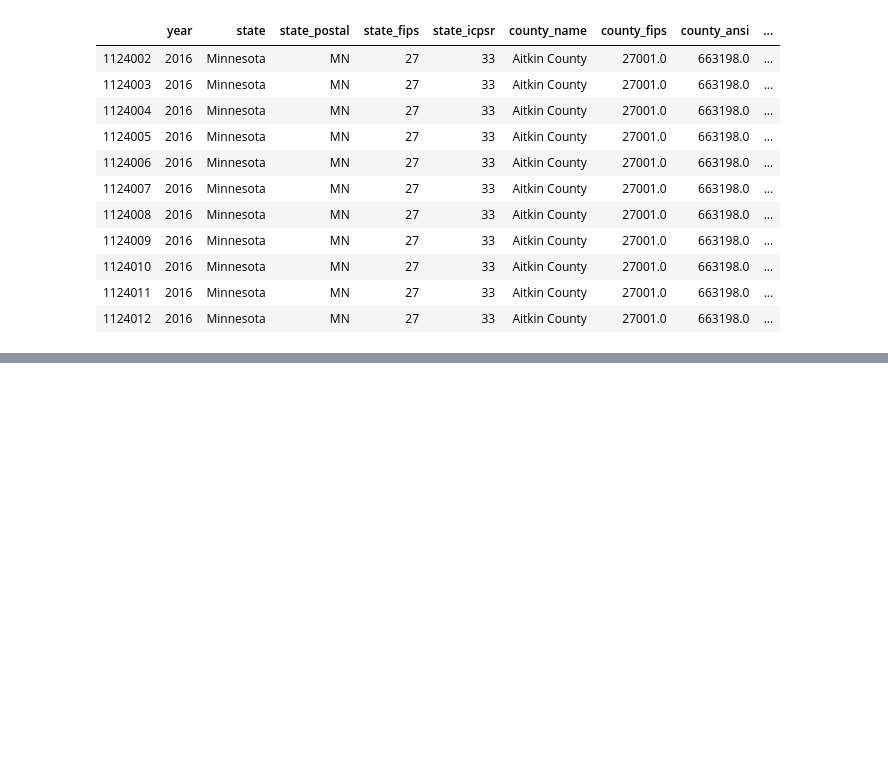
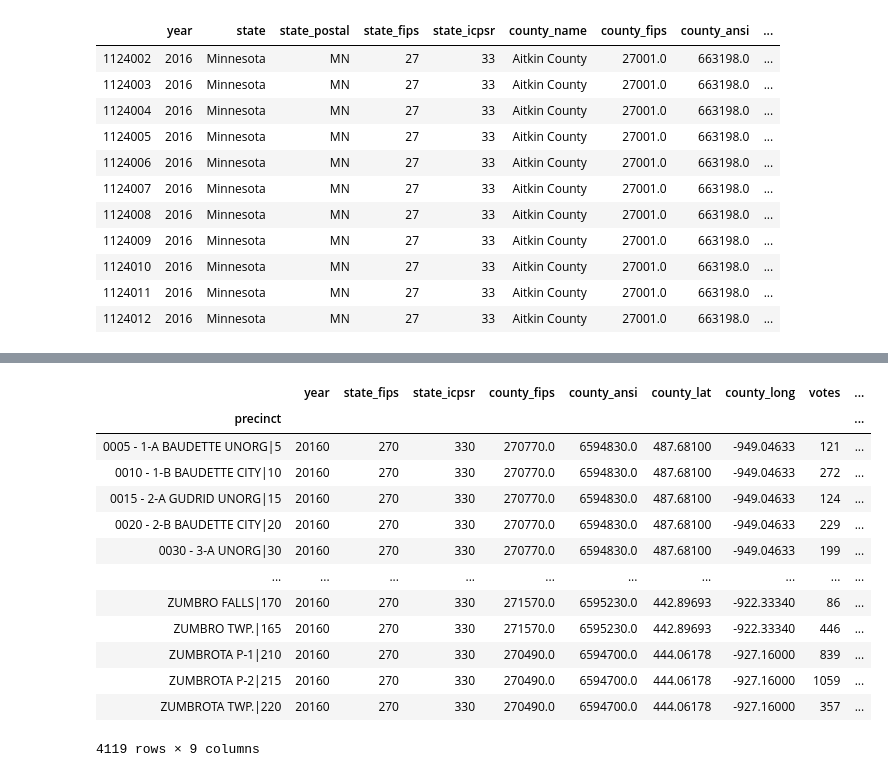
Before and after one commit to VallieTracy/Pres-Election-Partisan-Breakdown, a Jupyter notebook: precincts_main.ipynb, the cells around one changed output, grey strips where cells are left out. Drawn from its saved outputs; the diff is of its cells as text; code cells hidden in the pictures; blank space fills up the shorter version.

Commit message:
have merged dataframe, next work on geopandas

```diff
--- a/precincts_main.ipynb
+++ b/precincts_main.ipynb
@@ -58,3 +58,9 @@ mn_df.head(11)
 | 1124010 | 2016 | Minnesota | MN | 27 | 33 | Aitkin County | 27001.0 | 663198.0 | ... |
 | 1124011 | 2016 | Minnesota | MN | 27 | 33 | Aitkin County | 27001.0 | 663198.0 | ... |
 | 1124012 | 2016 | Minnesota | MN | 27 | 33 | Aitkin County | 27001.0 | 663198.0 | ... |
+# %%
+mn_df['total_votes'] = 0
+mn_df = mn_df[['year', 'state', 'state_postal', 'state_fips', 'state_icpsr', 'county_name',
+               'county_fips', 'county_ansi', 'county_lat', 'county_long', 'jurisdiction',
+               'precinct', 'candidate_normalized', 'mode', 'votes', 'total_votes', 'candidate_fec']]
+mn_df.head()
@@ -60,0 +74,18 @@ mn_df.head(11)
+# %%
+mn_groupby = mn_df.groupby(['precinct']).sum()
+mn_groupby
+# %% [output]
+|  | year | state_fips | state_icpsr | county_fips | county_ansi | county_lat | county_long | votes | ... |
+| precinct |  |  |  |  |  |  |  |  | ... |
+| 0005 - 1-A BAUDETTE UNORG|5 | 20160 | 270 | 330 | 270770.0 | 6594830.0 | 487.68100 | -949.04633 | 121 | ... |
+| 0010 - 1-B BAUDETTE CITY|10 | 20160 | 270 | 330 | 270770.0 | 6594830.0 | 487.68100 | -949.04633 | 272 | ... |
+| 0015 - 2-A GUDRID UNORG|15 | 20160 | 270 | 330 | 270770.0 | 6594830.0 | 487.68100 | -949.04633 | 124 | ... |
+| 0020 - 2-B BAUDETTE CITY|20 | 20160 | 270 | 330 | 270770.0 | 6594830.0 | 487.68100 | -949.04633 | 229 | ... |
+| 0030 - 3-A UNORG|30 | 20160 | 270 | 330 | 270770.0 | 6594830.0 | 487.68100 | -949.04633 | 199 | ... |
+| ... | ... | ... | ... | ... | ... | ... | ... | ... | ... |
+| ZUMBRO FALLS|170 | 20160 | 270 | 330 | 271570.0 | 6595230.0 | 442.89693 | -922.33340 | 86 | ... |
+| ZUMBRO TWP.|165 | 20160 | 270 | 330 | 271570.0 | 6595230.0 | 442.89693 | -922.33340 | 446 | ... |
+| ZUMBROTA P-1|210 | 20160 | 270 | 330 | 270490.0 | 6594700.0 | 444.06178 | -927.16000 | 839 | ... |
+| ZUMBROTA P-2|215 | 20160 | 270 | 330 | 270490.0 | 6594700.0 | 444.06178 | -927.16000 | 1059 | ... |
+| ZUMBROTA TWP.|220 | 20160 | 270 | 330 | 270490.0 | 6594700.0 | 444.06178 | -927.16000 | 357 | ... |
+4119 rows × 9 columns
```
Also changed, not shown: parts of 14 cells of this notebook.
